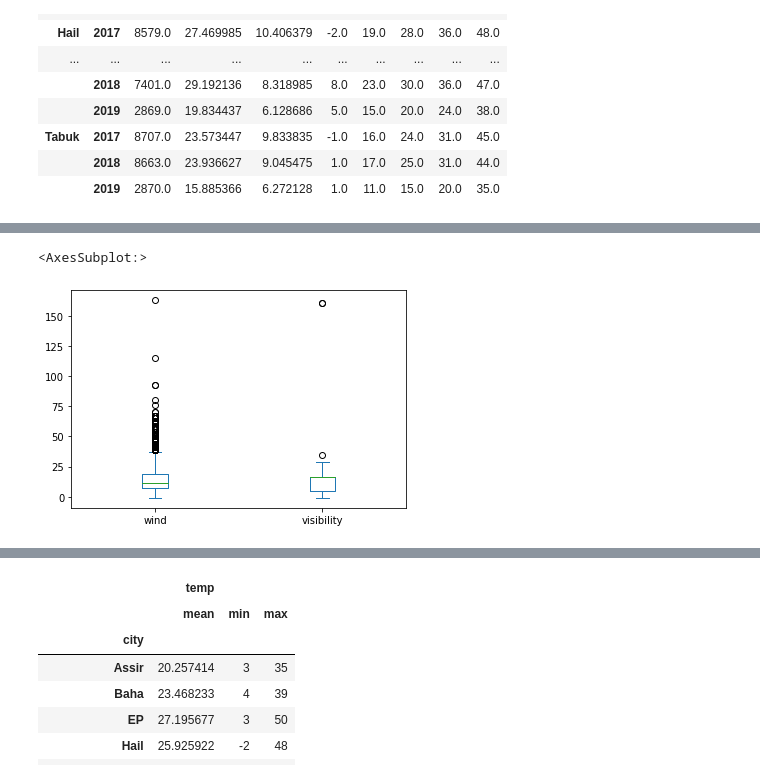
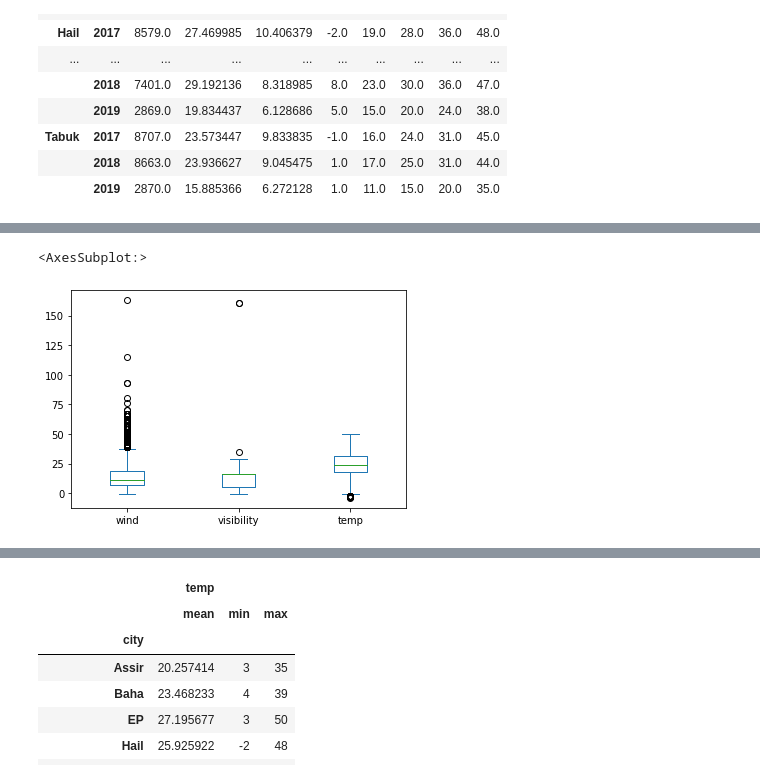
Before and after one commit to M0hannad/KSA_Weather_Prediction, a Jupyter notebook: Notebook/PROJECT.ipynb, the cells around one changed output, grey strips where cells are left out. Drawn from its saved outputs; the diff is of its cells as text; code cells hidden in the pictures.

```diff
--- a/Notebook/PROJECT.ipynb
+++ b/Notebook/PROJECT.ipynb
@@ -52,3 +56,7 @@ Data columns (total 15 columns):
  14  visibility  249023 non-null  int64
 dtypes: float64(1), int64(9), object(5)
 memory usage: 28.5+ MB
+# %%
+df['humidity'] = df['humidity'].str.replace('%',' ')
+df.head()
+df.info()
@@ -54,0 +81,3 @@ memory usage: 28.5+ MB
+# %%
+df['humidity'] = df['humidity'].astype('float')
+df
@@ -139,7 +182,6 @@ barometer     0
 visibility    0
 dtype: int64
 # %%
-df = df.drop('Unnamed: 0', axis=1, inplace=True)
+df.drop('Unnamed: 0', axis=1, inplace=True)
 df.head()
-# I don't WHY this happened!
 # %% [output]
@@ -147,10 +194,10 @@ KeyError: 'Unnamed: 0'
 # %%
 # Creating box plot to check for extreme value
 
-df[['wind', 'visibility']].plot(kind='box')
+df[['wind', 'visibility', 'temp']].plot(kind='box')
 # %% [output]
 <AxesSubplot:>
-[figure, old version]
+[figure, new version]
 # %%
 #  Drop exterme value
 
```
Also changed, not shown: parts of 10 cells of this notebook.
